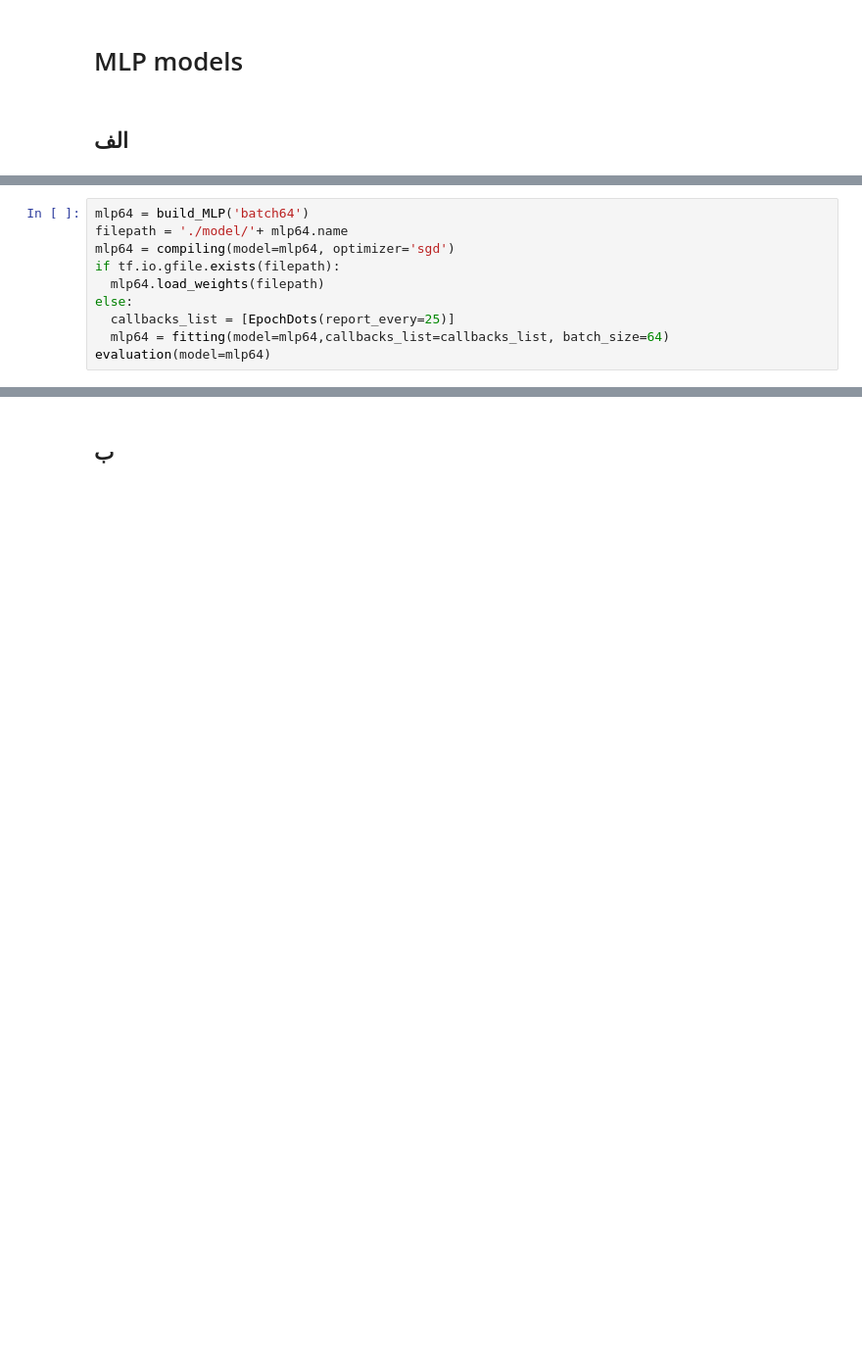
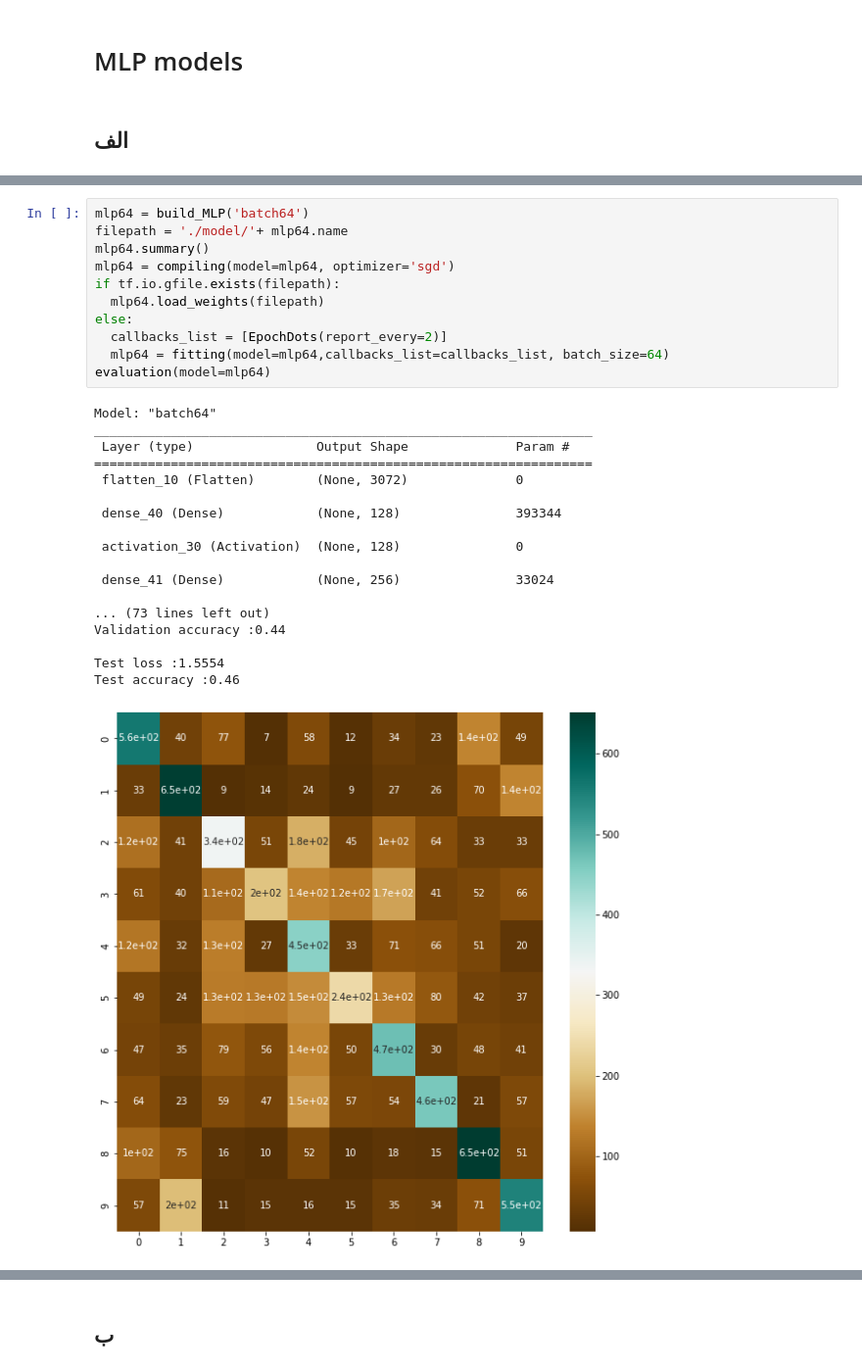
Before and after one commit to peyman886/Deep_Learning, a Jupyter notebook: HW2_practical_Q1,2.ipynb, the cells around one changed output, grey strips where cells are left out. Shown at 98% size. Drawn from its saved outputs; the diff is of its cells as text; blank space fills up the shorter version.

```diff
--- a/HW2_practical_Q1,2.ipynb
+++ b/HW2_practical_Q1,2.ipynb
@@ -425,13 +444,33 @@ Test accuracy :0.47
 # %%
 mlp64 = build_MLP('batch64')
 filepath = './model/'+ mlp64.name
+mlp64.summary()
 mlp64 = compiling(model=mlp64, optimizer='sgd')
 if tf.io.gfile.exists(filepath):
   mlp64.load_weights(filepath)
 else:
-  callbacks_list = [EpochDots(report_every=25)]
+  callbacks_list = [EpochDots(report_every=2)]
   mlp64 = fitting(model=mlp64,callbacks_list=callbacks_list, batch_size=64)
 evaluation(model=mlp64)
+# %% [output]
+Model: "batch64"
+_________________________________________________________________
+ Layer (type)                Output Shape              Param #
+=================================================================
+ flatten_10 (Flatten)        (None, 3072)              0
+
+ dense_40 (Dense)            (None, 128)               393344
+
+ activation_30 (Activation)  (None, 128)               0
+
+ dense_41 (Dense)            (None, 256)               33024
+
+... (73 lines left out)
+Validation accuracy :0.44
+
+Test loss :1.5554
+Test accuracy :0.46
+[figure, added]
 # %%
 mlp256 = build_MLP('batch256')
 filepath = './model/'+ mlp256.name
```
Also changed, not shown: parts of 36 cells of this notebook.
